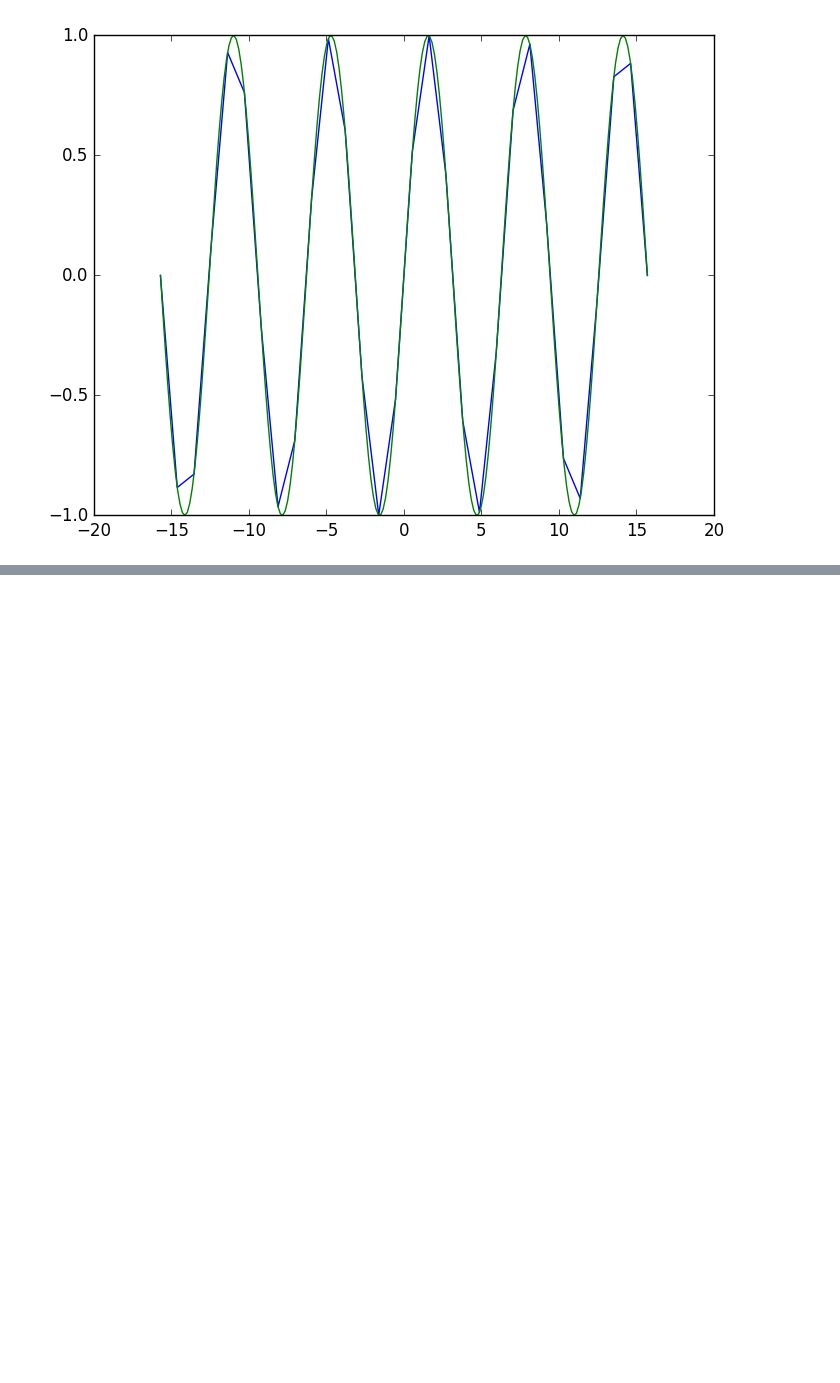
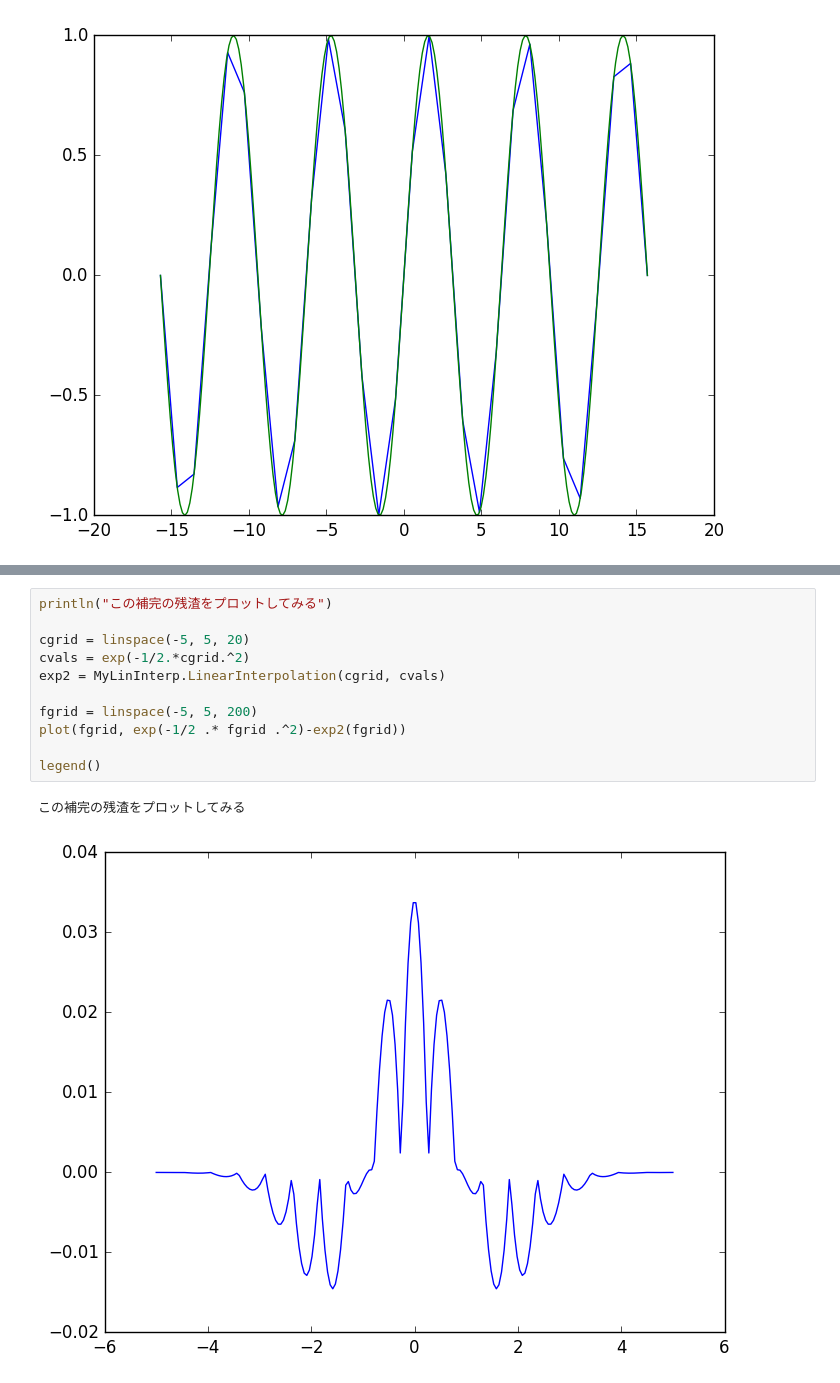
Before and after one commit to nswa17/MyInterpolations.jl, a Jupyter notebook: interpolation.ipynb, the cells around one changed output, grey strips where cells are left out. Saved outputs shown, nothing was run; the diff lists cells and outputs as text; blank space fills up the shorter version.

```diff
--- a/interpolation.ipynb
+++ b/interpolation.ipynb
@@ -44,0 +64,14 @@ legend()
+# %%
+println("この補完の残渣をプロットしてみる")
+
+cgrid = linspace(-5, 5, 20)
+cvals = exp(-1/2.*cgrid.^2)
+exp2 = MyLinInterp.LinearInterpolation(cgrid, cvals)
+
+fgrid = linspace(-5, 5, 200)
+plot(fgrid, exp(-1/2 .* fgrid .^2)-exp2(fgrid))
+
+legend()
+# %% [output]
+この補完の残渣をプロットしてみる
+[figure, added]
```
Also changed, not shown: parts of 6 cells of this notebook.
